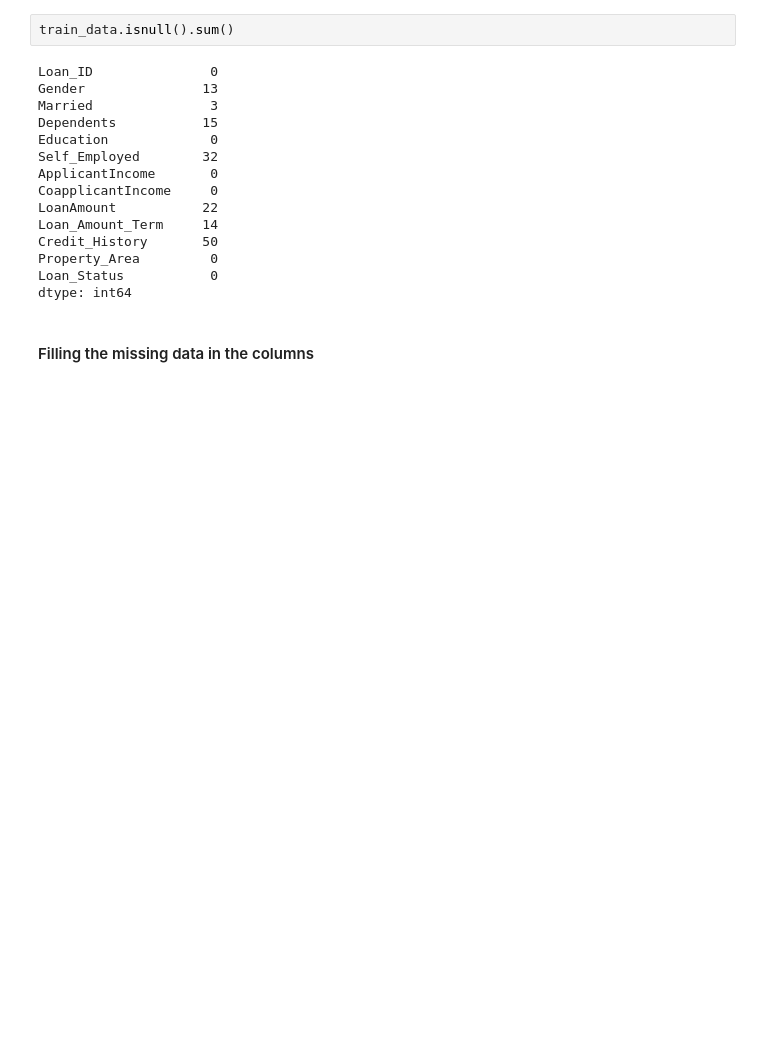
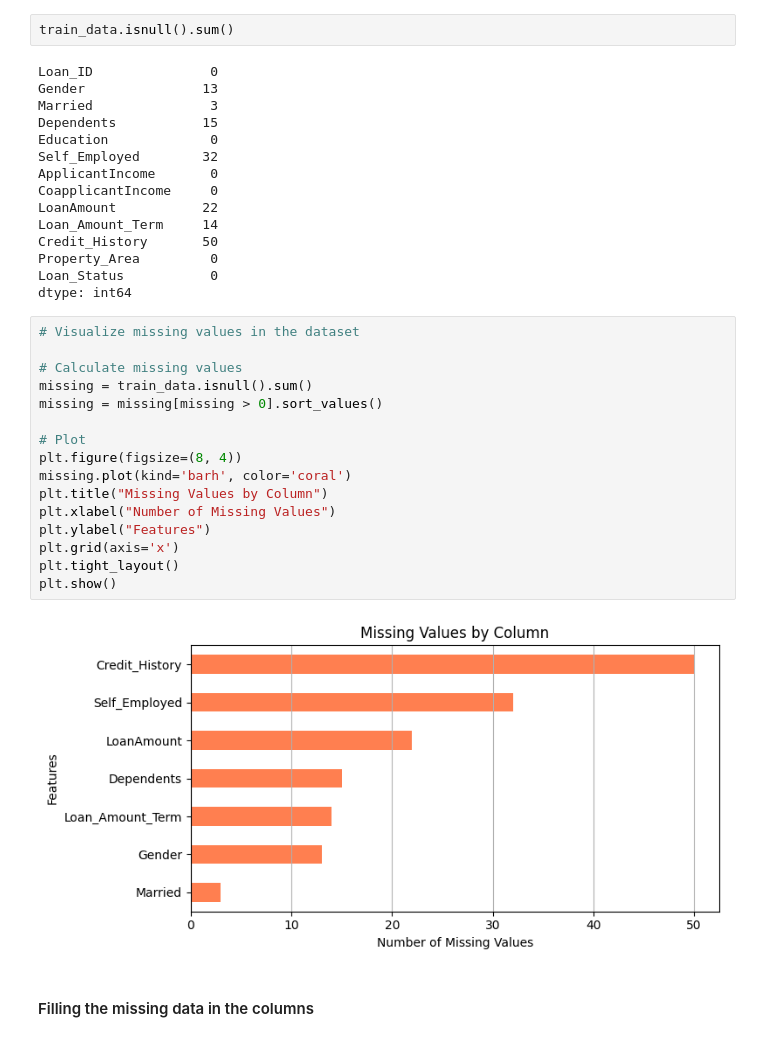
Before and after one commit to murad-02/Loan-Approval-Prediction, a Jupyter notebook: NotebookFile/LoanApprovalPrediction.ipynb, the cells around one changed output. Drawn from its saved outputs; the diff is of its cells as text; blank space fills up the shorter version.

Commit message:
visualize all the features

```diff
--- a/NotebookFile/LoanApprovalPrediction.ipynb
+++ b/NotebookFile/LoanApprovalPrediction.ipynb
@@ -155,5 +155,23 @@ Credit_History       50
 Property_Area         0
 Loan_Status           0
 dtype: int64
+# %%
+# Visualize missing values in the dataset
+
+# Calculate missing values
+missing = train_data.isnull().sum()
+missing = missing[missing > 0].sort_values()
+
+# Plot
+plt.figure(figsize=(8, 4))
+missing.plot(kind='barh', color='coral')
+plt.title("Missing Values by Column")
+plt.xlabel("Number of Missing Values")
+plt.ylabel("Features")
+plt.grid(axis='x')
+plt.tight_layout()
+plt.show()
+# %% [output]
+[figure, added]
 # %% [markdown]
 #### Filling the missing data in the columns
```
Also changed, not shown: parts of 19 cells of this notebook, 9 other files.
